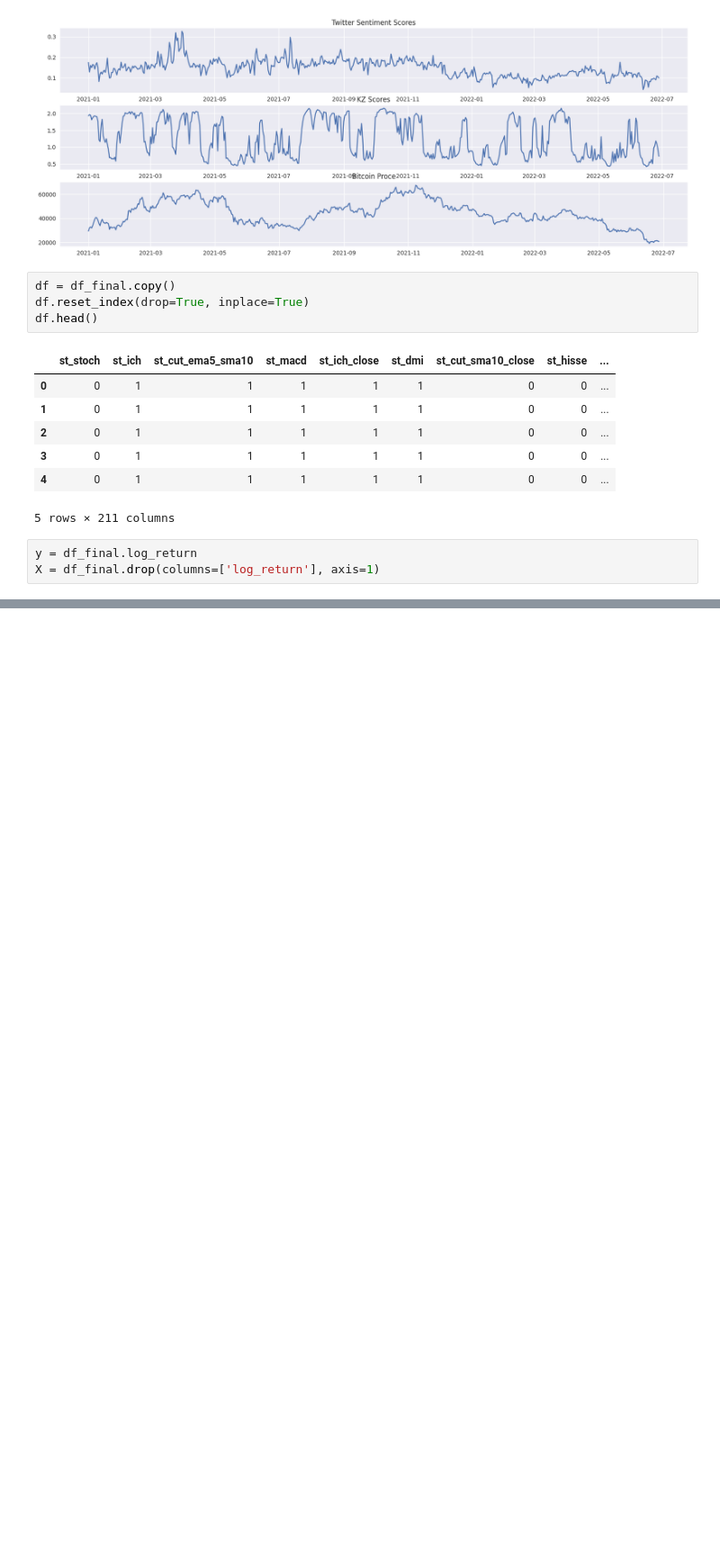
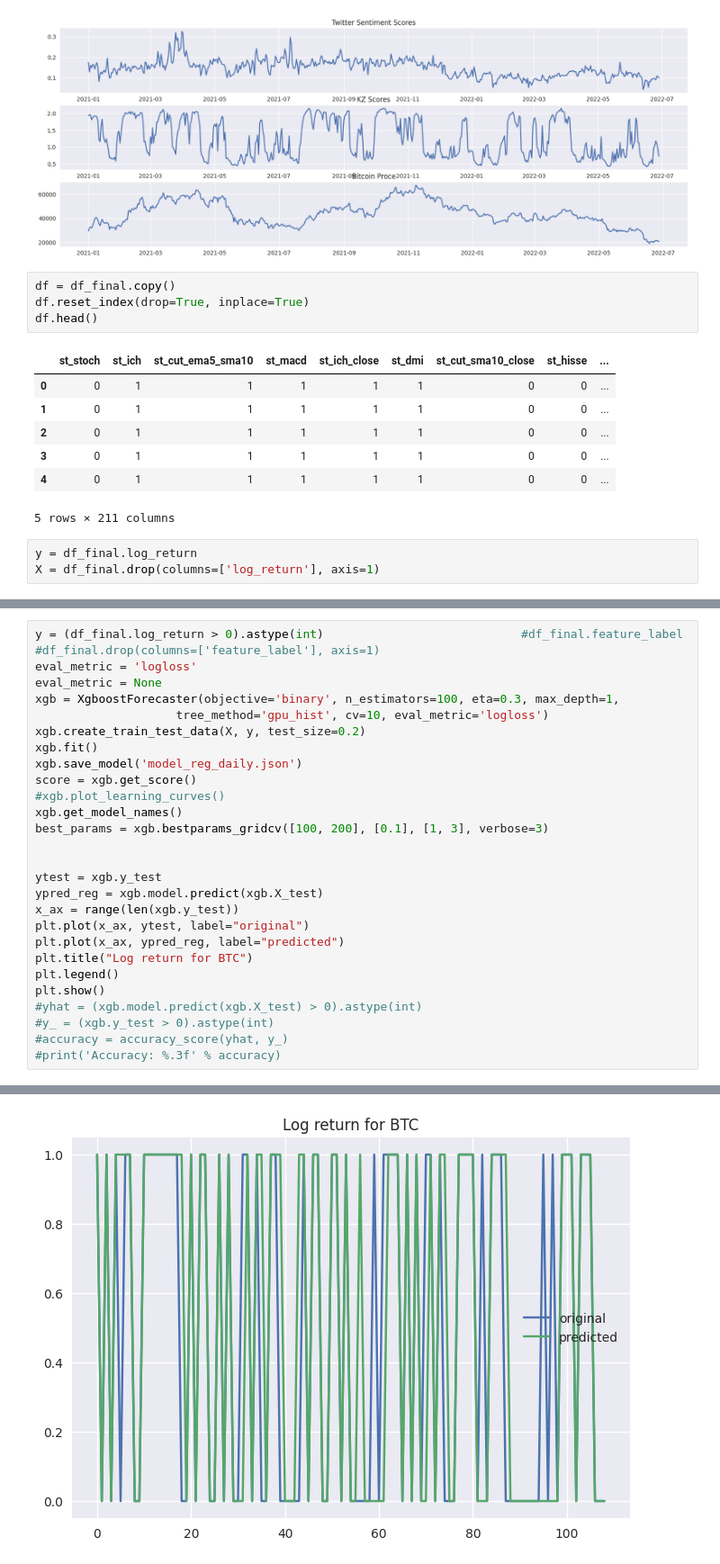
Before and after one commit to kozanakyel/KZ-Engine-Backend, a Jupyter notebook: KZ_project_setup/notebooks/test_sent_kz.ipynb, the cells around one changed output, grey strips where cells are left out. Shown at 90% size. Drawn from its saved outputs; the diff is of its cells as text; blank space fills up the shorter version.

```diff
--- a/KZ_project_setup/notebooks/test_sent_kz.ipynb
+++ b/KZ_project_setup/notebooks/test_sent_kz.ipynb
@@ -368,0 +92,29 @@ plt.show()
+# %%
+y = (df_final.log_return > 0).astype(int)                            #df_final.feature_label
+#df_final.drop(columns=['feature_label'], axis=1)
+eval_metric = 'logloss'
+eval_metric = None
+xgb = XgboostForecaster(objective='binary', n_estimators=100, eta=0.3, max_depth=1,
+                    tree_method='gpu_hist', cv=10, eval_metric='logloss')
+xgb.create_train_test_data(X, y, test_size=0.2)
+xgb.fit()
+xgb.save_model('model_reg_daily.json')
+score = xgb.get_score()
+#xgb.plot_learning_curves()
+xgb.get_model_names()
+best_params = xgb.bestparams_gridcv([100, 200], [0.1], [1, 3], verbose=3)
+
+
+ytest = xgb.y_test
+ypred_reg = xgb.model.predict(xgb.X_test)
+x_ax = range(len(xgb.y_test))
+plt.plot(x_ax, ytest, label="original")
+plt.plot(x_ax, ypred_reg, label="predicted")
+plt.title("Log return for BTC")
+plt.legend()
+plt.show()
+#yhat = (xgb.model.predict(xgb.X_test) > 0).astype(int)
+#y_ = (xgb.y_test > 0).astype(int)
+#accuracy = accuracy_score(yhat, y_)
+#print('Accuracy: %.3f' % accuracy)
+# %% [output]
@@ -368,0 +138 @@ plt.show()
+[figure, added]
```
Also changed, not shown: parts of 12 cells of this notebook, 4 other files.
